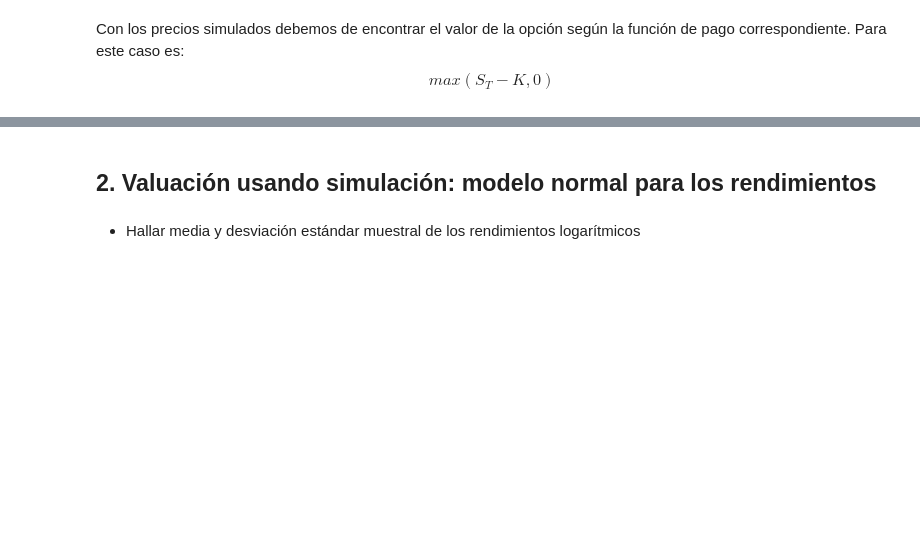
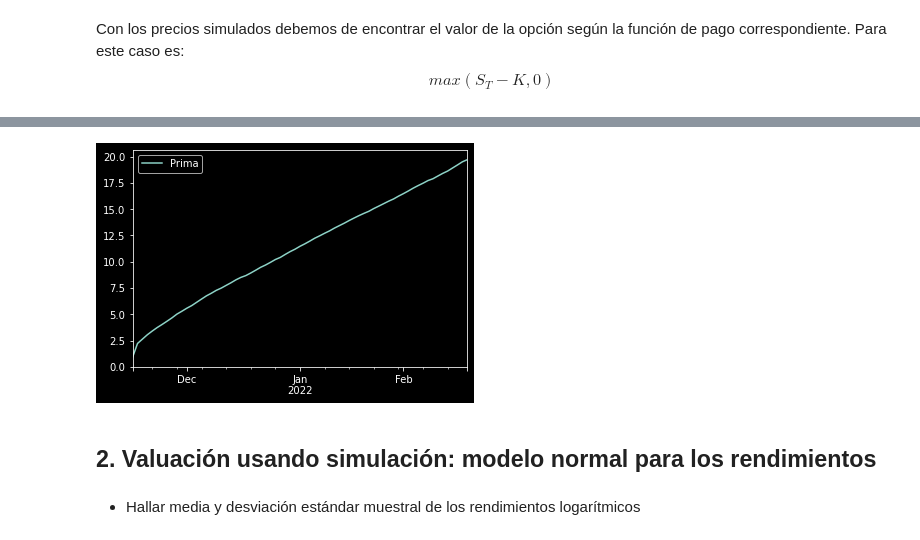
Before and after one commit to feramdor/SPF-2021-II, a Jupyter notebook: TEMA-3/Clase22_ValuacionOpciones.ipynb, the cells around one changed output, grey strips where cells are left out. Saved outputs shown, nothing was run; the diff lists cells and outputs as text; code cells hidden in the pictures; blank space fills up the shorter version.

```diff
--- a/TEMA-3/Clase22_ValuacionOpciones.ipynb
+++ b/TEMA-3/Clase22_ValuacionOpciones.ipynb
@@ -350,10 +374,10 @@ Ri
 from datetime import date
 
 today = pd.Timestamp(date.today())
-expiry = opcion_valuar.Expiry
+expiry = '2022-02-18'
 
 nscen = 10000
 dates = pd.date_range(start=today, end=expiry, freq='B')
 ndays = len(dates)
-dates
+dates, ndays
 # %% [output]
@@ -425,0 +460,3 @@ e1
+# %%
+S_T2.iloc[0, :] = closes_aapl.iloc[-1]
+S_T2
@@ -436,6 +485,7 @@ opcion_valuar['JSON']
 # %%
-strike = pd.DataFrame(opcion_valuar['JSON']['strike']*np.ones([ndays,nscen]), index=dates)
+strike = 150
 call = pd.DataFrame({'Prima':np.exp(-mu_r*ndays) \
-              *np.fmax(S_T2-strike,np.zeros([ndays,nscen])).mean(axis=1)}, index=dates)
+              *np.fmax(S_T2-strike, 0).mean(axis=1)}, index=dates)
 call.plot();
 call.iloc[-1]
+# %% [output]
@@ -442,3 +494,4 @@ call.iloc[-1]
+[figure, added]
 # %% [markdown]
 ## 2. Valuación usando simulación: modelo normal para los rendimientos
 # %% [markdown]
```
Also changed, not shown: parts of 28 cells of this notebook.
